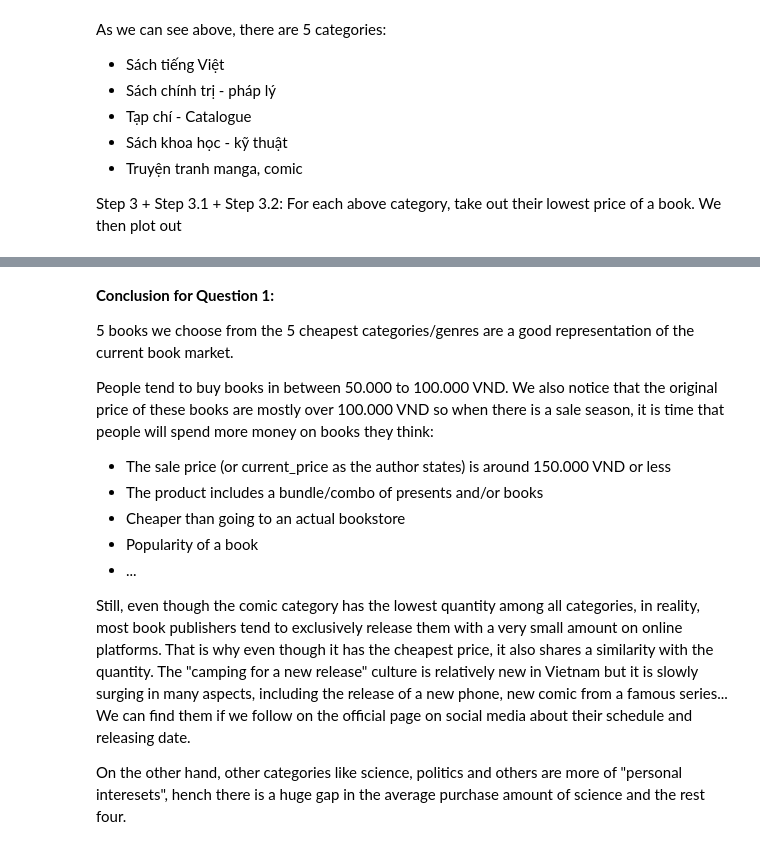
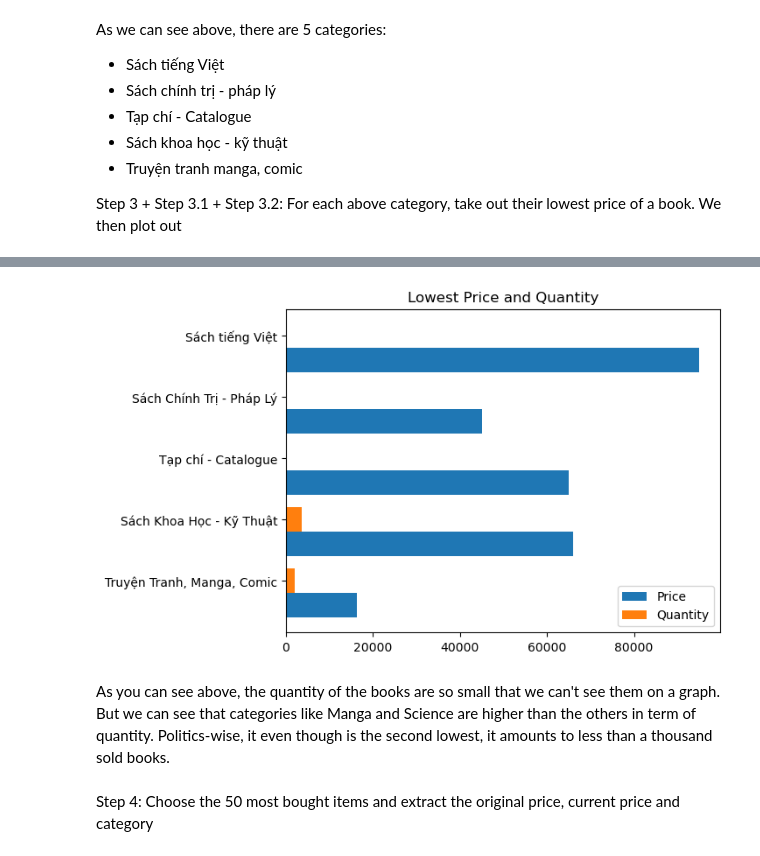
Before and after one commit to trungluong12/LTCKHDL_FinalProject, a Jupyter notebook: FinalProject.ipynb, the cells around one changed output, grey strips where cells are left out. Drawn from its saved outputs; the diff is of its cells as text; code cells hidden in the pictures.

```diff
--- a/FinalProject.ipynb
+++ b/FinalProject.ipynb
@@ -569,15 +547,29 @@ plt.show()
-# %% [markdown]
-**Conclusion for Question 1:**
-
-5 books we choose from the 5 cheapest categories/genres are a good representation of the current book market.
-
-People tend to buy books in between 50.000 to 100.000 VND. We also notice that the original price of these books are mostly over 100.000 VND so when there is a sale season, it is time that people will spend more money on books they think:
-+ The sale price (or current_price as the author states) is around 150.000 VND or less
-+ The product includes a bundle/combo of presents and/or books
-+ Cheaper than going to an actual bookstore
-+ Popularity of a book
-+ ...
-
-Still, even though the comic category has the lowest quantity among all categories, in reality, most book publishers tend to exclusively release them with a very small amount on online platforms. That is why even though it has the cheapest price, it also shares a similarity with the quantity. The "camping for a new release" culture is relatively new in Vietnam but it is slowly surging in many aspects, including the release of a new phone, new comic from a famous series... We can find them if we follow on the official page on social media about their schedule and releasing date.
-
-On the other hand, other categories like science, politics and others are more of "personal interesets", hench there is a huge gap in the average purchase amount of science and the rest four.
+# %%
+# Step 3.2
+x_price = [16400, 66000, 65000, 45000, 95000]
+y_quantity = [2115, 3591, 15, 291, 38]
+ind = np.arange(5)
+
+plt.barh(ind-0.2, x_price, 0.4, label="Price")
+plt.barh(ind+0.2, y_quantity, 0.4, label="Quantity")
+# plt.scatter(x_price[0], y_quantity[0], color='red')
+# plt.scatter(x_price[1], y_quantity[1], color='green')
+# plt.scatter(x_price[2], y_quantity[2], color='blue')
+# plt.scatter(x_price[3], y_quantity[3], color='black')
+# plt.scatter(x_price[4], y_quantity[4], color='orange')
+
+# plt.xlabel('Price')
+# plt.ylabel('Quantity')
+plt.title("Lowest Price and Quantity")
+plt.yticks(ind+0.4/2, ['Truyện Tranh, Manga, Comic', 'Sách Khoa Học - Kỹ Thuật',
+                       'Tạp chí - Catalogue', 'Sách Chính Trị - Pháp Lý', 'Sách tiếng Việt'])
+plt.legend()
+# plt.legend(['Truyện Tranh, Manga, Comic', 'Sách Khoa Học - Kỹ Thuật',
+#             'Tạp chí - Catalogue', 'Sách Chính Trị - Pháp Lý', 'Sách tiếng Việt'])
+plt.show()
+# %% [output]
+[figure, added]
+# %% [markdown]
+As you can see above, the quantity of the books are so small that we can't see them on a graph. But we can see that categories like Manga and Science are higher than the others in term of quantity. Politics-wise, it even though is the second lowest, it amounts to less than a thousand sold books.
+# %% [markdown]
+Step 4: Choose the 50 most bought items and extract the original price, current price and category
```
Also changed, not shown: parts of 14 cells of this notebook.
